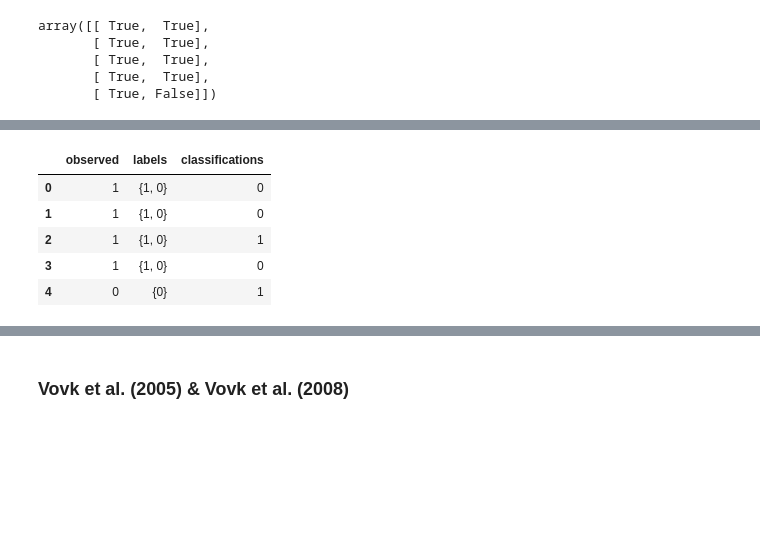
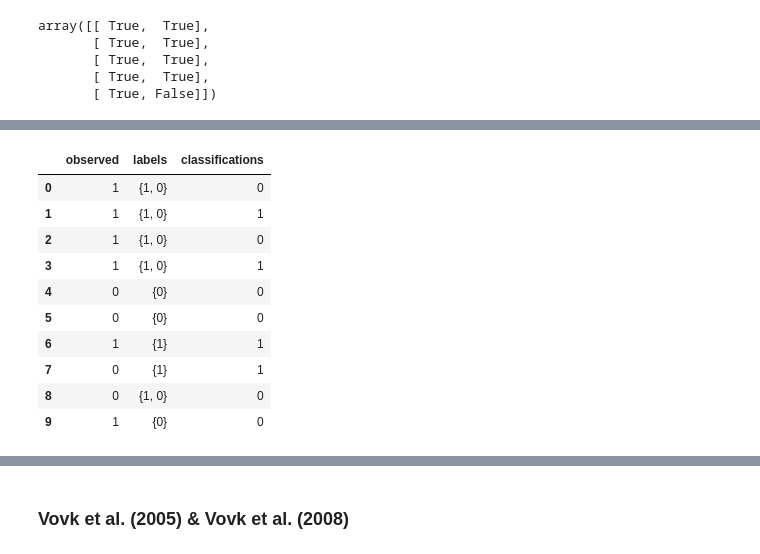
Before and after one commit to haileyvu9/RP, a Jupyter notebook: Research_Project_Hailey_Update.ipynb, the cells around one changed output, grey strips where cells are left out. Cells and saved outputs as stored; diff of their text form; code cells hidden in the pictures; blank space fills up the shorter version.

```diff
--- a/Research_Project_Hailey_Update.ipynb
+++ b/Research_Project_Hailey_Update.ipynb
@@ -178,7 +178,7 @@ X_test = scaler.transform(X_test)
 # %%
 # Create and fit Elastic Net model
 elastic_net = ElasticNet(alpha=0.0001, l1_ratio=0.5)
-elastic_net.fit(X_train, y_train)
+elastic_net.fit(X_train_1, y_train_1)
 
 # Get feature importance
 feature_importance = elastic_net.coef_
@@ -380,9 +380,9 @@ plt.show()
 # %% [markdown]
 ## Logistic Regression
 # %%
-X = balanced_df.drop('TARGET', axis=1)  # Features
-y = balanced_df['TARGET']  # Target variable
-X_train, X_test, y_train, y_test = train_test_split(X, y, test_size=0.2, random_state=42)
+X_select = balanced_df.drop('TARGET', axis=1)  # Features
+y_select = balanced_df['TARGET']  # Target variable
+X_train, X_test, y_train, y_test = train_test_split(X_select, y_select, test_size=0.2, random_state=42)
 # %%
 lr = LogisticRegression()
 lr.fit(X_train, y_train)
@@ -518,7 +518,7 @@ ROC AUC: 0.7158589992024694
 ### Christoph Molnar
 # %%
 # Split data into proper training set, calibration set, and test set
-X_train, X_calib_test, y_train, y_calib_test = train_test_split(X, y, test_size=0.3, random_state=42)
+X_train, X_calib_test, y_train, y_calib_test = train_test_split(X_select, y_select, test_size=0.3, random_state=42)
 X_calib, X_test, y_calib, y_test = train_test_split(X_calib_test, y_calib_test, test_size=0.5, random_state=42)
 # %%
 print('Training set size {}'.format(len(y_train)))
@@ -530,8 +530,8 @@ Calibration set size 7426
 Test set size 7426
 # %%
 # Get predictions for calibration set
-y_pred = best_xgb_classifier.predict(X_calib)
-y_pred_prob = best_xgb_classifier.predict_proba(X_calib)
+y_pred_calib = best_xgb_classifier.predict(X_calib)
+y_pred_calib_prob = best_xgb_classifier.predict_proba(X_calib)
 # %%
 class_labels = ['0', '1']
 n_classes = 2
@@ -652,20 +652,25 @@ def get_prediction_set_labels(prediction_set, class_labels):
 # %%
 # Collate predictions
 
 results_sets_Molnar = pd.DataFrame()
 results_sets_Molnar['observed'] = [class_labels[i] for i in y_test]
 results_sets_Molnar['labels'] = get_prediction_set_labels(prediction_set_Molnar, class_labels)
-results_sets_Molnar['classifications'] = [class_labels[i] for i in y_pred]
+results_sets_Molnar['classifications'] = [class_labels[i] for i in y_pred_test]
 
 # Show first 10 results
-results_sets_Molnar.head(5)
+results_sets_Molnar.head(10)
 # %% [output]
 |  | observed | labels | classifications |
 | 0 | 1 | {1, 0} | 0 |
-| 1 | 1 | {1, 0} | 0 |
-| 2 | 1 | {1, 0} | 1 |
-| 3 | 1 | {1, 0} | 0 |
-| 4 | 0 | {0} | 1 |
+| 1 | 1 | {1, 0} | 1 |
+| 2 | 1 | {1, 0} | 0 |
+| 3 | 1 | {1, 0} | 1 |
+| 4 | 0 | {0} | 0 |
+| 5 | 0 | {0} | 0 |
+| 6 | 1 | {1} | 1 |
+| 7 | 0 | {1} | 1 |
+| 8 | 0 | {1, 0} | 0 |
+| 9 | 1 | {0} | 0 |
 # %%
 value_counts_Molnar = results_sets_Molnar['labels'].value_counts()
 value_counts_Molnar_df = pd.DataFrame(value_counts_Molnar)
```
Also changed, not shown: parts of 14 cells of this notebook.
